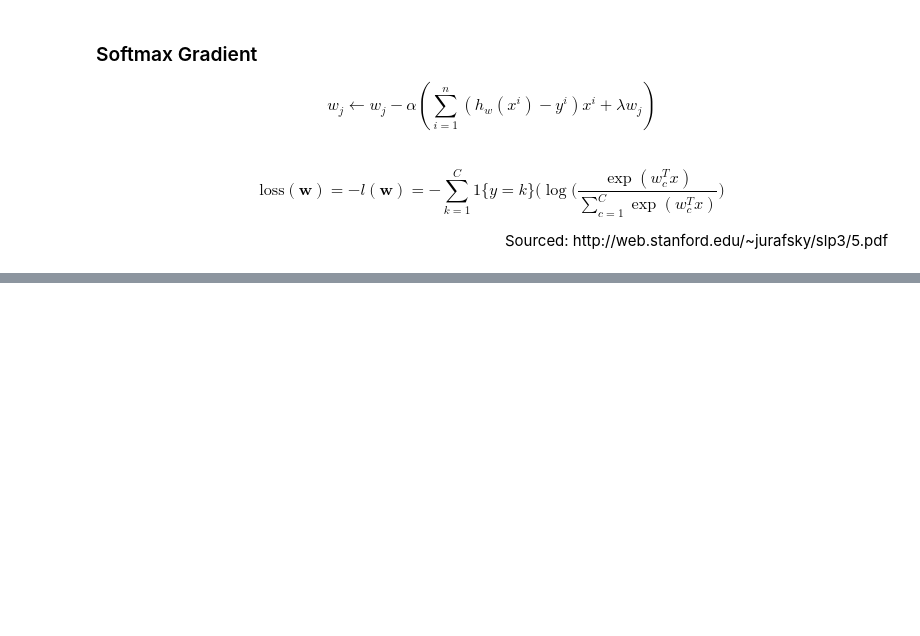
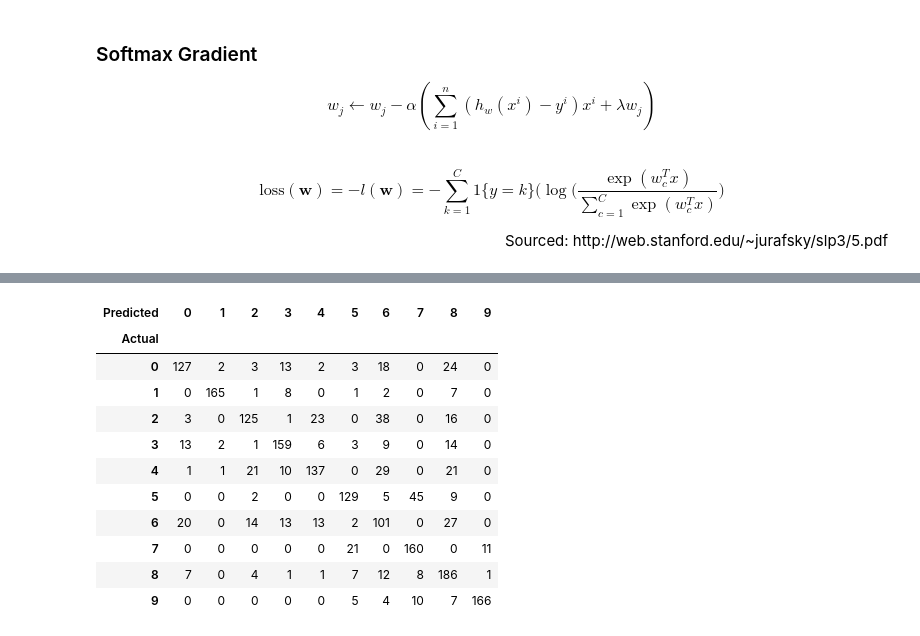
Before and after one commit to kevinlu2/COMP5318-Machine-Learning-and-Data-Mining, a Jupyter notebook: Assignment 1/A1.ipynb, the cells around one changed output, grey strips where cells are left out. Drawn from its saved outputs; the diff is of its cells as text; code cells hidden in the pictures; blank space fills up the shorter version.

```diff
--- a/Assignment 1/A1.ipynb
+++ b/Assignment 1/A1.ipynb
@@ -390,10 +331,13 @@ y_pred = NB_Classifier(X_train, y_train, X_test)
+# %%
+nb_y_pred = NB_Classifier(X_train_pca, label_train, X_test_pca)
 # %% [markdown]
 ### Test Confusion Matrix
 # %%
-y_actu = pd.Series(y_test, name='Actual')
-y_pred = pd.Series(y_pred, name='Predicted')
-df_confusion = pd.crosstab(y_actu, y_pred)
-print(df_confusion)
+y_true = pd.Series(label_test, name='Actual')
+y_pred = pd.Series(nb_y_pred[:2000], name='Predicted')
+nb_confusion = pd.crosstab(y_true, y_pred)
+print(nb_confusion)
 # acc = get_accuracy(pred, y_train)
 # print(acc)
-print("\nAccuracy:", np.mean(y_pred == y_actu))
+print("\nAccuracy:", np.mean(y_pred == y_true))
+nb_accuracy = np.mean(y_pred == y_true)
@@ -497,0 +523,15 @@ print("\nAccuracy:", np.mean(y_pred == y_actu))
+# %%
+nb_confusion
+# %% [output]
+| Predicted | 0 | 1 | 2 | 3 | 4 | 5 | 6 | 7 | 8 | 9 |
+| Actual |  |  |  |  |  |  |  |  |  |  |
+| 0 | 127 | 2 | 3 | 13 | 2 | 3 | 18 | 0 | 24 | 0 |
+| 1 | 0 | 165 | 1 | 8 | 0 | 1 | 2 | 0 | 7 | 0 |
+| 2 | 3 | 0 | 125 | 1 | 23 | 0 | 38 | 0 | 16 | 0 |
+| 3 | 13 | 2 | 1 | 159 | 6 | 3 | 9 | 0 | 14 | 0 |
+| 4 | 1 | 1 | 21 | 10 | 137 | 0 | 29 | 0 | 21 | 0 |
+| 5 | 0 | 0 | 2 | 0 | 0 | 129 | 5 | 45 | 9 | 0 |
+| 6 | 20 | 0 | 14 | 13 | 13 | 2 | 101 | 0 | 27 | 0 |
+| 7 | 0 | 0 | 0 | 0 | 0 | 21 | 0 | 160 | 0 | 11 |
+| 8 | 7 | 0 | 4 | 1 | 1 | 7 | 12 | 8 | 186 | 1 |
+| 9 | 0 | 0 | 0 | 0 | 0 | 5 | 4 | 10 | 7 | 166 |
```
Also changed, not shown: parts of 44 cells of this notebook, 1 other file.
